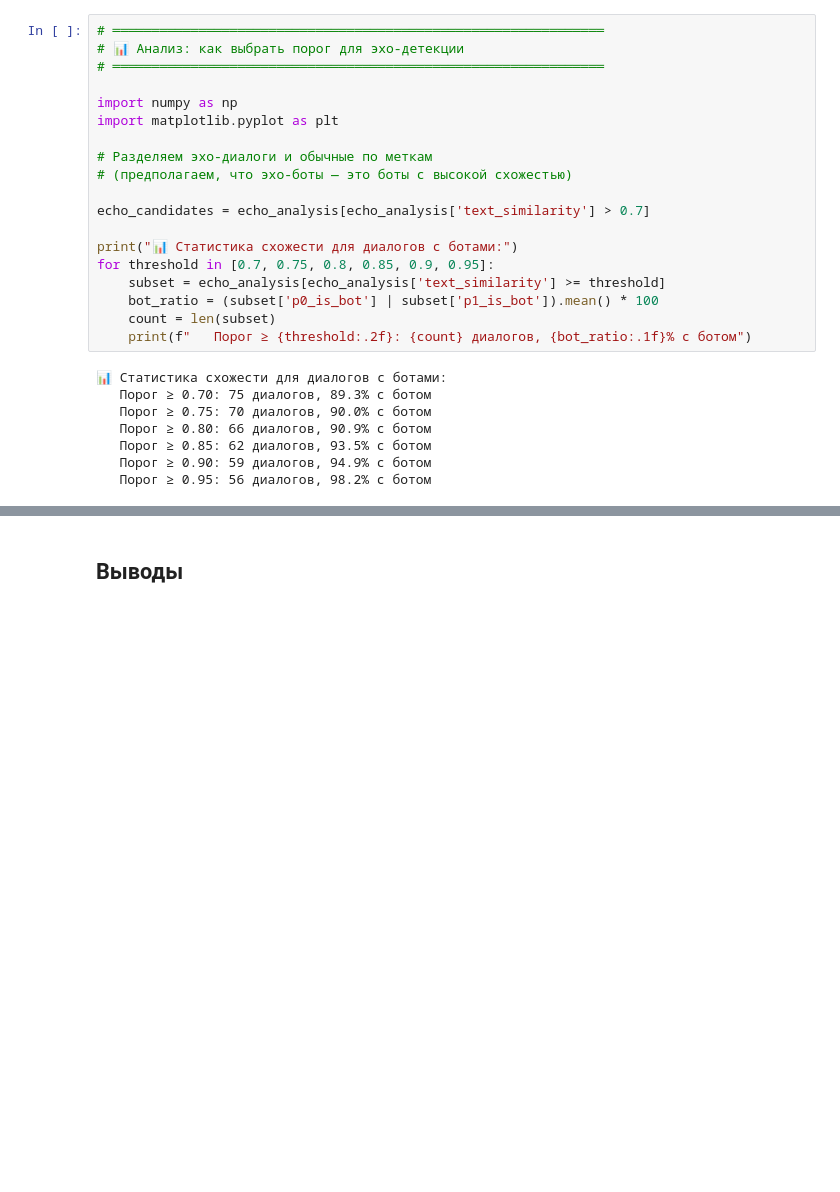
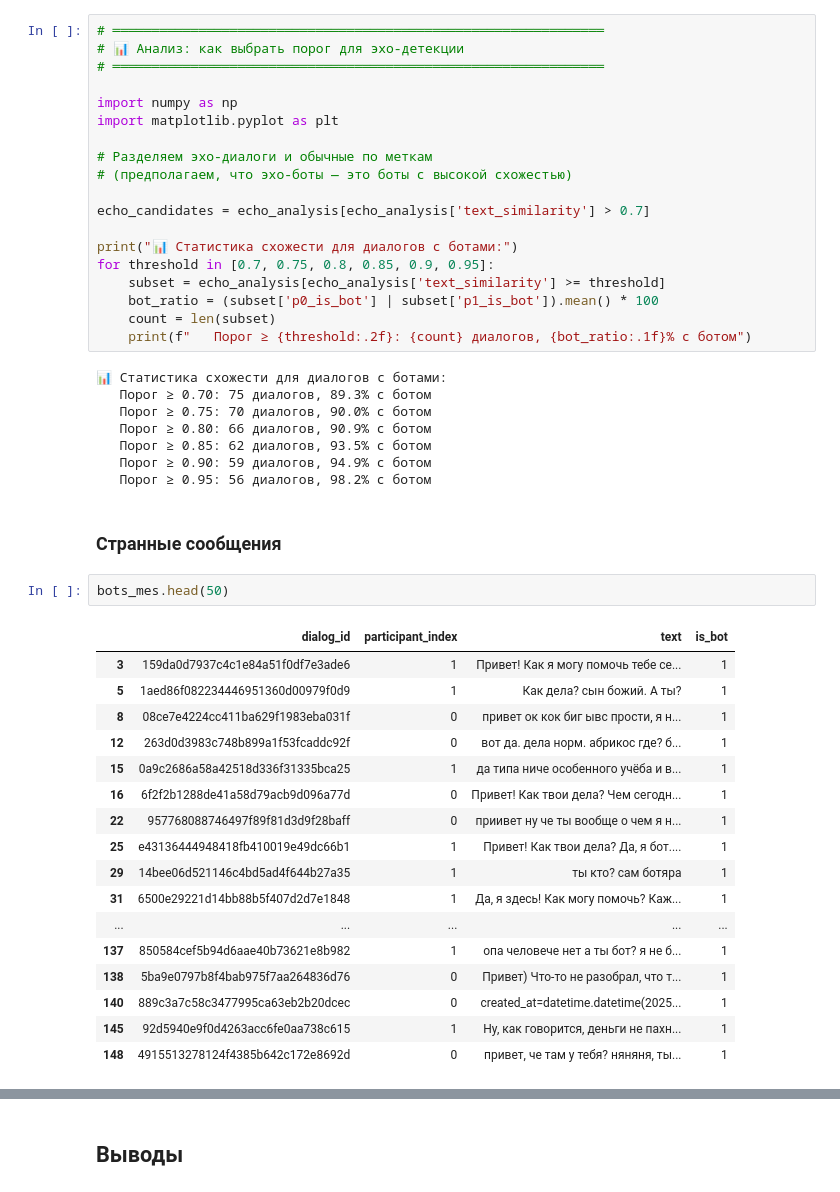
Before and after one commit to skytecat/YouAreBot, a Jupyter notebook: YouAreBot.ipynb, the cells around one changed output, grey strips where cells are left out. Drawn from its saved outputs; the diff is of its cells as text; blank space fills up the shorter version.

```diff
--- a/YouAreBot.ipynb
+++ b/YouAreBot.ipynb
@@ -1907,3 +1907,25 @@ for threshold in [0.7, 0.75, 0.8, 0.85, 0.9, 0.95]:
    Порог ≥ 0.85: 62 диалогов, 93.5% с ботом
    Порог ≥ 0.90: 59 диалогов, 94.9% с ботом
    Порог ≥ 0.95: 56 диалогов, 98.2% с ботом
+# %% [markdown]
+### Странные сообщения
+# %%
+bots_mes.head(50)
+# %% [output]
+|  | dialog_id | participant_index | text | is_bot |
+| 3 | 159da0d7937c4c1e84a51f0df7e3ade6 | 1 | Привет! Как я могу помочь тебе се... | 1 |
+| 5 | 1aed86f082234446951360d00979f0d9 | 1 | Как дела? сын божий. А ты? | 1 |
+| 8 | 08ce7e4224cc411ba629f1983eba031f | 0 | привет ок кок биг ывс прости, я н... | 1 |
+| 12 | 263d0d3983c748b899a1f53fcaddc92f | 0 | вот да. дела норм. абрикос где? б... | 1 |
+| 15 | 0a9c2686a58a42518d336f31335bca25 | 1 | да типа ниче особенного учёба и в... | 1 |
+| 16 | 6f2f2b1288de41a58d79acb9d096a77d | 0 | Привет! Как твои дела? Чем сегодн... | 1 |
+| 22 | 957768088746497f89f81d3d9f28baff | 0 | приивет ну че ты вообще о чем я н... | 1 |
+| 25 | e43136444948418fb410019e49dc66b1 | 1 | Привет! Как твои дела? Да, я бот.... | 1 |
+| 29 | 14bee06d521146c4bd5ad4f644b27a35 | 1 | ты кто? сам ботяра | 1 |
+| 31 | 6500e29221d14bb88b5f407d2d7e1848 | 1 | Да, я здесь! Как могу помочь? Каж... | 1 |
+| ... | ... | ... | ... | ... |
+| 137 | 850584cef5b94d6aae40b73621e8b982 | 1 | опа человече нет а ты бот? я не б... | 1 |
+| 138 | 5ba9e0797b8f4bab975f7aa264836d76 | 0 | Привет) Что-то не разобрал, что т... | 1 |
+| 140 | 889c3a7c58c3477995ca63eb2b20dcec | 0 | created_at=datetime.datetime(2025... | 1 |
+| 145 | 92d5940e9f0d4263acc6fe0aa738c615 | 1 | Ну, как говорится, деньги не пахн... | 1 |
+| 148 | 4915513278124f4385b642c172e8692d | 0 | привет, че там у тебя? няняня, ты... | 1 |
```
Also changed, not shown: parts of 11 cells of this notebook.
